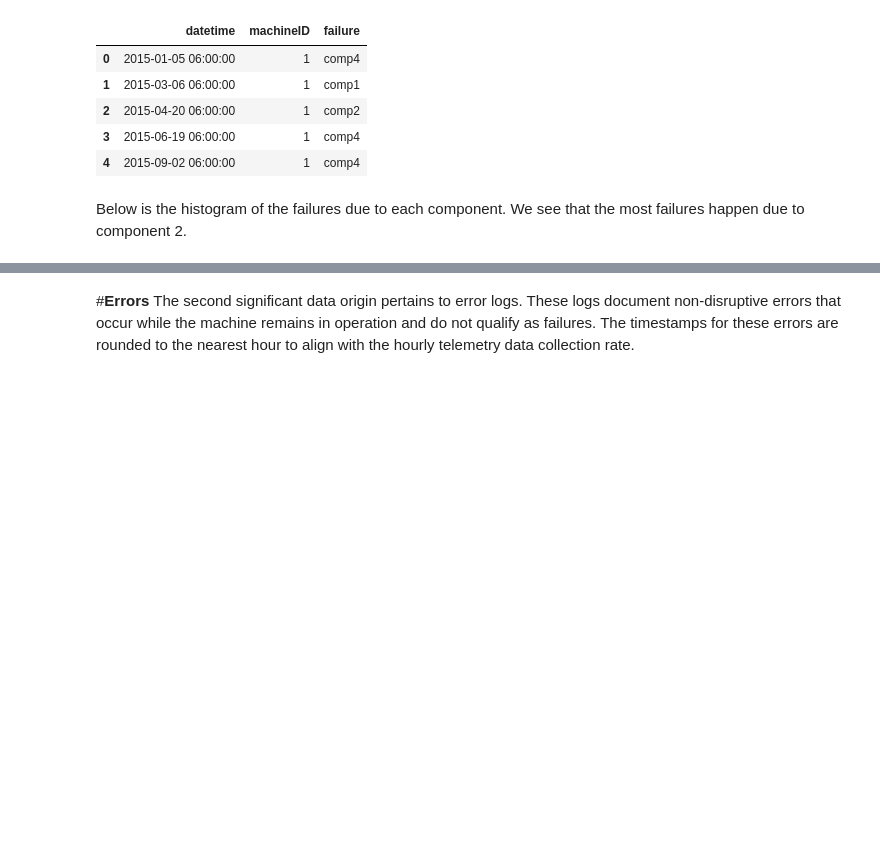
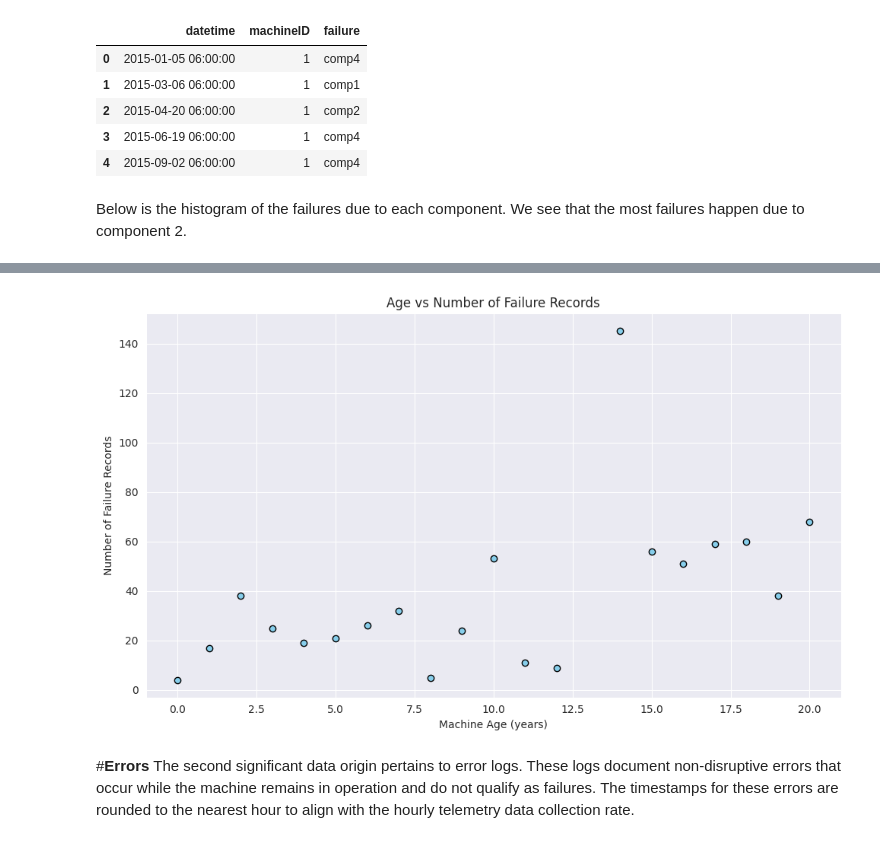
Before and after one commit to fishitmo/Takeobds, a Jupyter notebook: Predictive_Maintenance.ipynb, the cells around one changed output, grey strips where cells are left out. Cells and saved outputs as stored; diff of their text form; code cells hidden in the pictures; blank space fills up the shorter version.

```diff
--- a/Predictive_Maintenance.ipynb
+++ b/Predictive_Maintenance.ipynb
@@ -296,3 +323,21 @@ plt.show()
+# %%
+# Merge failures with machine information based on 'machineID'
+merged_data_failures = pd.merge(failures, machines, on='machineID', how='left')
+
+# Calculate the total number of failure records for each machine age
+failures_per_age = merged_data_failures.groupby('age').size()
+
+# Plotting age against the number of failure records
+plt.figure(figsize=(10, 6))
+plt.scatter(failures_per_age.index, failures_per_age.values, color='skyblue', edgecolor='black')
+plt.xlabel('Machine Age (years)')
+plt.ylabel('Number of Failure Records')
+plt.title('Age vs Number of Failure Records')
+plt.grid(True)
+plt.tight_layout()
+plt.show()
+# %% [output]
+[figure, added]
 # %% [markdown]
 #**Errors**
 The second significant data origin pertains to error logs. These logs document non-disruptive errors that occur while the machine remains in operation and do not qualify as failures. The timestamps for these errors are rounded to the nearest hour to align with the hourly telemetry data collection rate.
```
Also changed, not shown: parts of 15 cells of this notebook.
